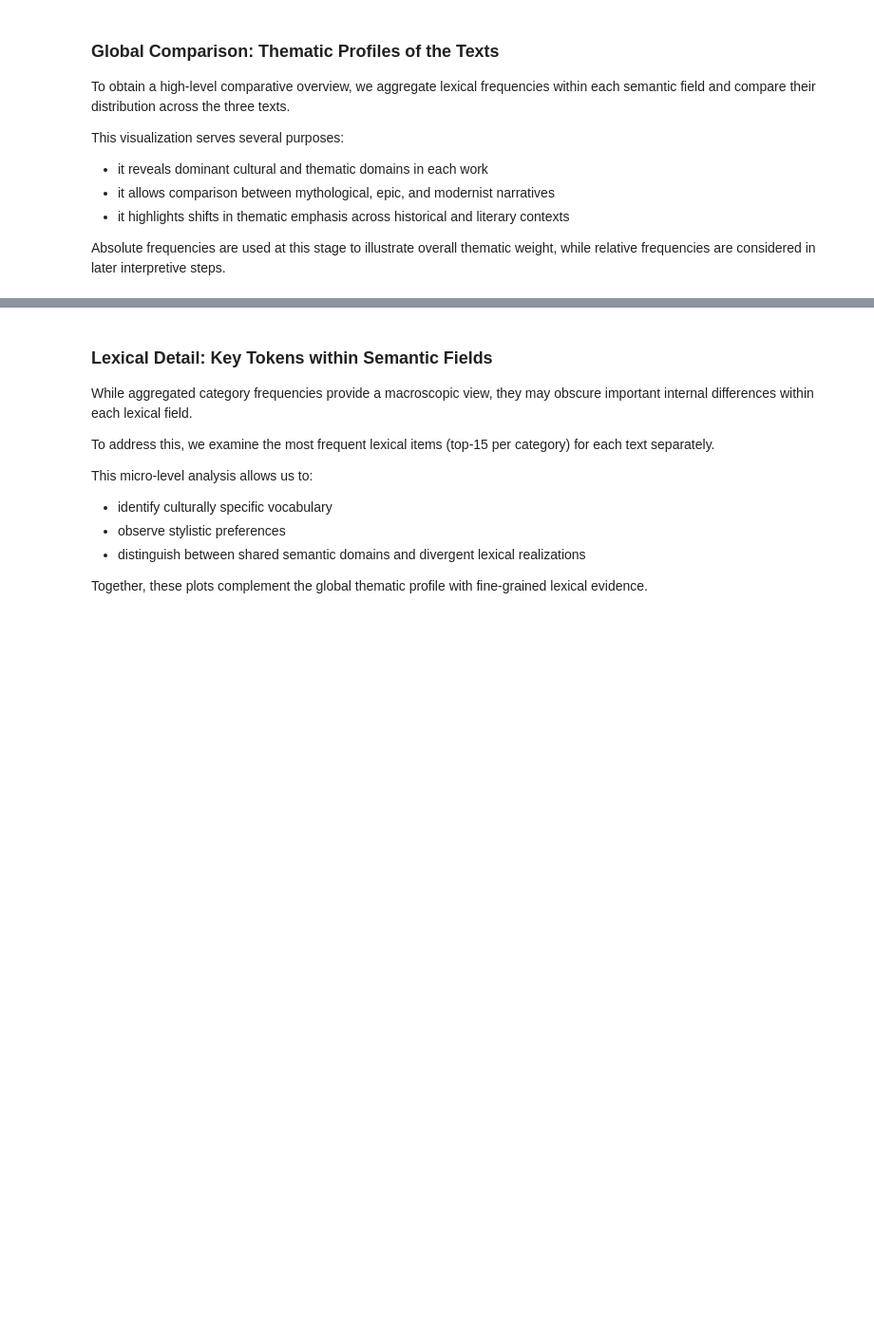
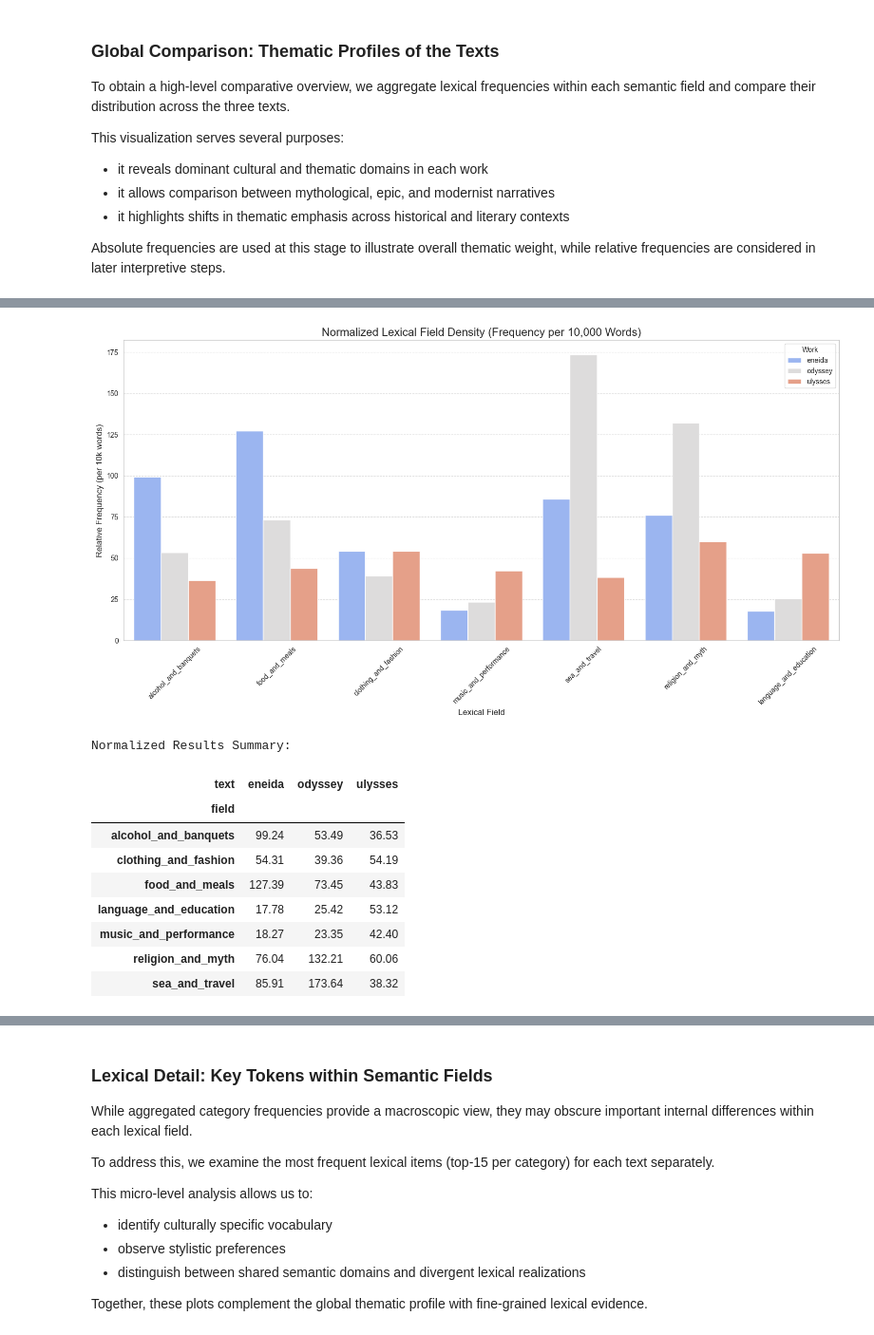
Before and after one commit to MoodyBluzz/myth-localization-digital-analysis, a Jupyter notebook: notebooks/02_lexical_analysis.ipynb, the cells around one changed output, grey strips where cells are left out. Shown at 95% size. Drawn from its saved outputs; the diff is of its cells as text; code cells hidden in the pictures; blank space fills up the shorter version.

Commit message:
Refine Step 2: extended lexical field analysis and comparative visualizations

```diff
--- a/notebooks/02_lexical_analysis.ipynb
+++ b/notebooks/02_lexical_analysis.ipynb
@@ -324,0 +402,44 @@ plt.show()
+# %%
+total_tokens = {text: sum(counter.values()) for text, counter in frequency_by_text_filtered.items()}
+
+normalized_stats = []
+for text_name, counter in frequency_by_text_filtered.items():
+    for field_name, words in LEXICAL_FIELDS.items():
+        field_sum = sum(counter[w] for w in words if w in counter)
+        # Normalize to per 10,000 words
+        rel_freq = (field_sum / total_tokens[text_name]) * 10000
+
+        normalized_stats.append({
+            "text": text_name,
+            "field": field_name,
+            "absolute_frequency": field_sum,
+            "relative_frequency_10k": rel_freq
+        })
+
+df_norm = pd.DataFrame(normalized_stats)
+
+plt.figure(figsize=(15, 8))
+sns.barplot(data=df_norm, x='field', y='relative_frequency_10k', hue='text', palette='coolwarm')
+
+plt.title('Normalized Lexical Field Density (Frequency per 10,000 Words)', fontsize=16)
+plt.ylabel('Relative Frequency (per 10k words)', fontsize=12)
+plt.xlabel('Lexical Field', fontsize=12)
+plt.xticks(rotation=45)
+plt.grid(axis='y', linestyle='--', alpha=0.7)
+plt.legend(title='Work')
+plt.tight_layout()
+plt.show()
+print("Normalized Results Summary:")
+display(df_norm.pivot(index='field', columns='text', values='relative_frequency_10k').round(2))
+# %% [output]
+[figure, added]
+Normalized Results Summary:
+| text | eneida | odyssey | ulysses |
+| field |  |  |  |
+| alcohol_and_banquets | 99.24 | 53.49 | 36.53 |
+| clothing_and_fashion | 54.31 | 39.36 | 54.19 |
+| food_and_meals | 127.39 | 73.45 | 43.83 |
+| language_and_education | 17.78 | 25.42 | 53.12 |
+| music_and_performance | 18.27 | 23.35 | 42.40 |
+| religion_and_myth | 76.04 | 132.21 | 60.06 |
+| sea_and_travel | 85.91 | 173.64 | 38.32 |
```
Also changed, not shown: parts of 12 cells of this notebook, 2 other files.
